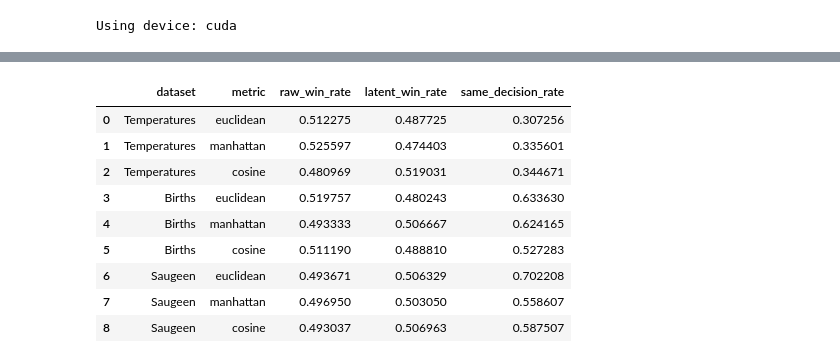
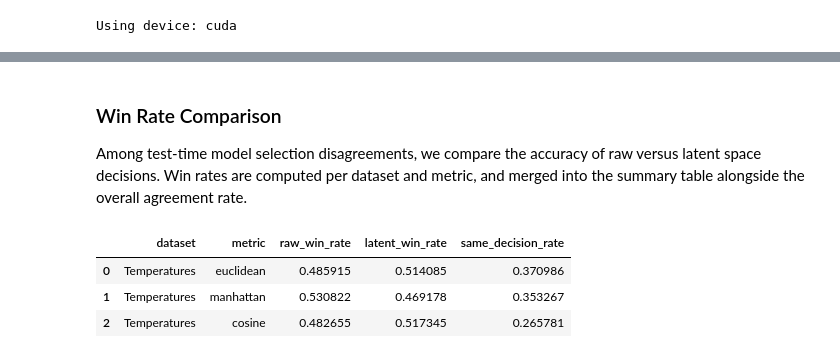
Before and after one commit to IliasAttary/bachelor_thesis, a Jupyter notebook: main.ipynb, the cells around one changed output, grey strips where cells are left out. Cells and saved outputs as stored; diff of their text form; code cells hidden in the pictures.

```diff
--- a/main.ipynb
+++ b/main.ipynb
@@ -290,9 +250,9 @@ for ds_name, DS, window_size in ts_configs:
 # %%
-for ds_name, DS, window_size in ts_configs:
+for ds_name, DS, length, window_size in ts_configs:
     print(f"\n=== Validation RoC for {ds_name} (window_size={window_size}) ===")
 
     # Load data
-    ts = DS(path=None)
+    ts = DS(length=length)
     X_train, y_train, X_val, y_val, X_test, y_test = windowing(ts.data, window_size)
 
     # Load models
@@ -349,14 +371,22 @@ RoC sizes
 disagreements = []
 summary_list = []
 
+# Ensure a clean results/ directory
+RESULTS_DIR = "results"
+if os.path.exists(RESULTS_DIR):
+    shutil.rmtree(RESULTS_DIR)
+os.makedirs("results", exist_ok=True)
+
 print(f"Bottleneck size: {latent_dim}")
-for ds_name, DS, window_size in ts_configs:
+
+for ds_name, DS, length, window_size in ts_configs:
     print(f"\n=== Dataset: {ds_name} ===")
-    # rebuild all splits
-    ts = DS(path=None)
+
+    # Load data
+    ts = DS(length=length)
     X_train, y_train, X_val, y_val, X_test, y_test = windowing(ts.data, window_size)
-    y_true = y_test if isinstance(y_test, np.ndarray) else y_test.cpu().numpy()
 
+    # Load forecasters
     ae = loaded[ds_name]["ae"]
     forecasters = loaded[ds_name]["forecasters"]
     n_windows = len(X_test)
@@ -377,7 +407,7 @@ for ds_name, DS, window_size in ts_configs:
             raw_models.append(best_name)
             raw_preds.append(forecasters[best_name].predict(w))
         time_raw = time.perf_counter() - t0
-        mse_raw  = mean_squared_error(y_true, raw_preds)
+        mse_raw  = mean_squared_error(y_test, raw_preds)
 
         # ---- LATENT inference ----
         t1 = time.perf_counter()
@@ -395,11 +425,11 @@ for ds_name, DS, window_size in ts_configs:
             lat_models.append(best_name)
             lat_preds.append(forecasters[best_name].predict(w))
         time_lat = time.perf_counter() - t1
-        mse_lat  = mean_squared_error(y_true, lat_preds)
+        mse_lat  = mean_squared_error(y_test, lat_preds)
 
         # ---- Record disagreements ----
         n_dis = 0
-        for idx, (rm, lm, yt, pr, pl) in enumerate(zip(raw_models, lat_models, y_true, raw_preds, lat_preds)):
+        for idx, (rm, lm, yt, pr, pl) in enumerate(zip(raw_models, lat_models, y_test, raw_preds, lat_preds)):
             if rm != lm:
                 n_dis += 1
                 disagreements.append({
@@ -426,7 +456,7 @@ for ds_name, DS, window_size in ts_configs:
             "disagreement_rate":rate,
         })
 
-        # ---- Print concise line ----
+        # ---- Print results ----
         print(
             f"[{metric:^9}] "
             f"raw MSE={mse_raw:.4f}@{time_raw:.2f}s | "
@@ -439,7 +469,7 @@ df_sum  = pd.DataFrame(summary_list)
 
 # save for later
 df_dis.to_csv("results/disagreements.csv", index=False)
-df_sum.to_csv("results/summary.csv",     index=False)
+df_sum.to_csv("results/validation.csv",     index=False)
 # %% [output]
 Bottleneck size: 8
 
@@ -460,48 +480,49 @@ Bottleneck size: 8
+# %% [markdown]
+### Win Rate Comparison
+
+Among test-time model selection disagreements, we compare the accuracy of raw versus latent space decisions. Win rates are computed per dataset and metric, and merged into the summary table alongside the overall agreement rate.
 # %%
 df_dis['raw_error'] = (df_dis['y_pred_raw'] - df_dis['y_true'])**2
 df_dis['lat_error'] = (df_dis['y_pred_lat'] - df_dis['y_true'])**2
 df_dis['winner'] = np.where(df_dis['lat_error'] < df_dis['raw_error'],
                             'latent', 'raw')
 
-# 3) Count wins among disagreements
+# Count wins among disagreements
 win_counts = (
     df_dis
     .groupby(['dataset','metric','winner'])
     .size()
     .unstack(fill_value=0)
     .rename(columns={'raw':'raw_wins','latent':'latent_wins'})
 )
 
-# 4) Compute win‐rates (conditional on disagreement)
+# Compute win‐rates (conditional on disagreement)
 win_rates = win_counts.div(win_counts.sum(axis=1), axis=0) \
                       .rename(columns={'raw_wins':'raw_win_rate',
                                        'latent_wins':'latent_win_rate'})
 
-# 5) Merge rates into the summary table
+# Merge rates into the summary table
 df_full = (
     df_sum
     .merge(win_rates.reset_index(), on=['dataset','metric'], how='left')
     .fillna(0)
     .assign(
         same_decision_rate = 1 - df_sum['disagreement_rate']
     )
 )
 
-# 6) Display concise table
+# Display results
 display(
     df_full[[
         'dataset','metric',
         'raw_win_rate','latent_win_rate','same_decision_rate'
     ]]
 )
+
+# Save for later
+win_rates.to_csv("results/win_rates.csv", index=False)
 # %% [output]
 |  | dataset | metric | raw_win_rate | latent_win_rate | same_decision_rate |
-| 0 | Temperatures | euclidean | 0.512275 | 0.487725 | 0.307256 |
-| 1 | Temperatures | manhattan | 0.525597 | 0.474403 | 0.335601 |
-| 2 | Temperatures | cosine | 0.480969 | 0.519031 | 0.344671 |
-| 3 | Births | euclidean | 0.519757 | 0.480243 | 0.633630 |
-| 4 | Births | manhattan | 0.493333 | 0.506667 | 0.624165 |
-| 5 | Births | cosine | 0.511190 | 0.488810 | 0.527283 |
-| 6 | Saugeen | euclidean | 0.493671 | 0.506329 | 0.702208 |
-| 7 | Saugeen | manhattan | 0.496950 | 0.503050 | 0.558607 |
-| 8 | Saugeen | cosine | 0.493037 | 0.506963 | 0.587507 |
+| 0 | Temperatures | euclidean | 0.485915 | 0.514085 | 0.370986 |
+| 1 | Temperatures | manhattan | 0.530822 | 0.469178 | 0.353267 |
+| 2 | Temperatures | cosine | 0.482655 | 0.517345 | 0.265781 |
```
Also changed, not shown: parts of 21 cells of this notebook.
